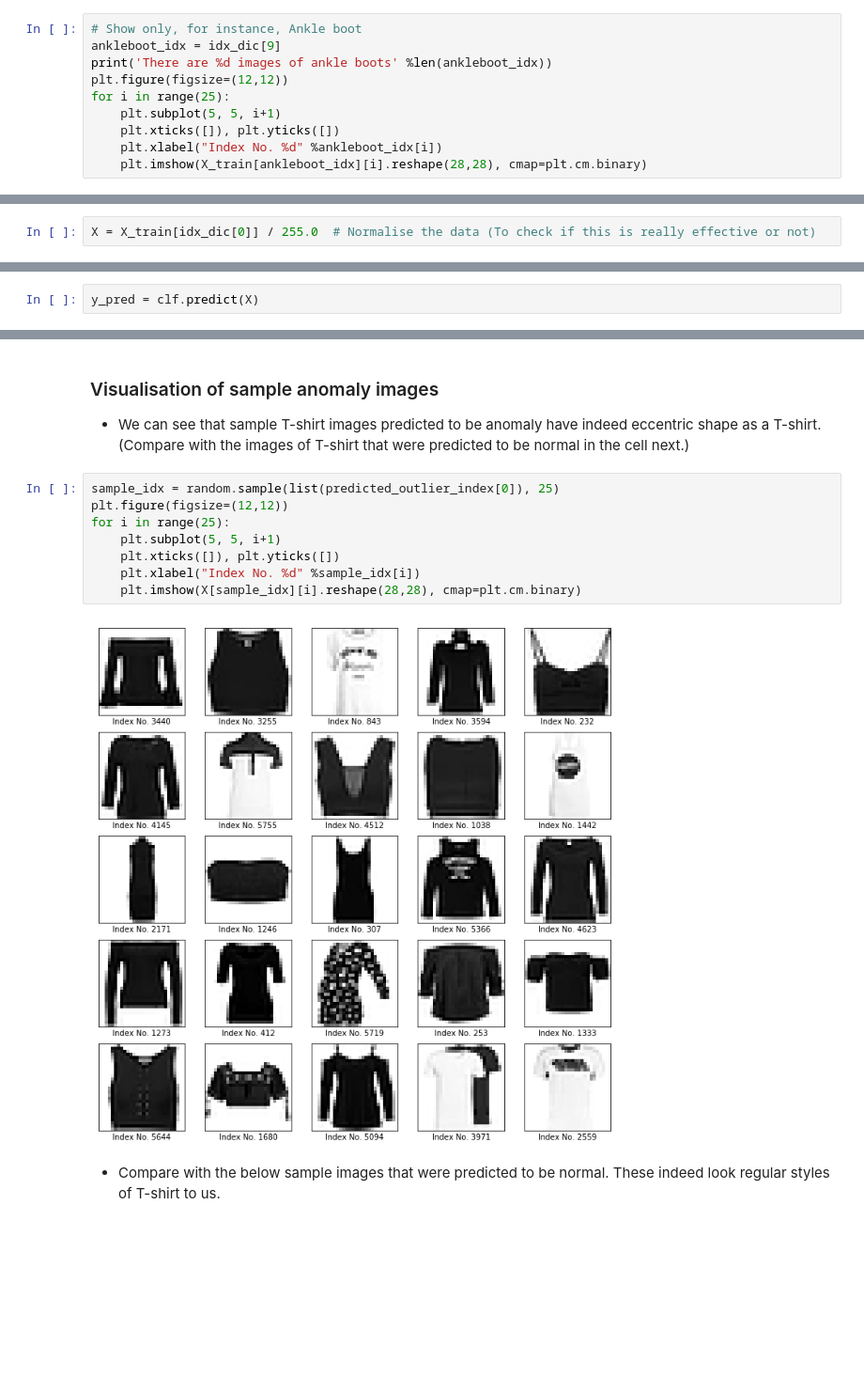
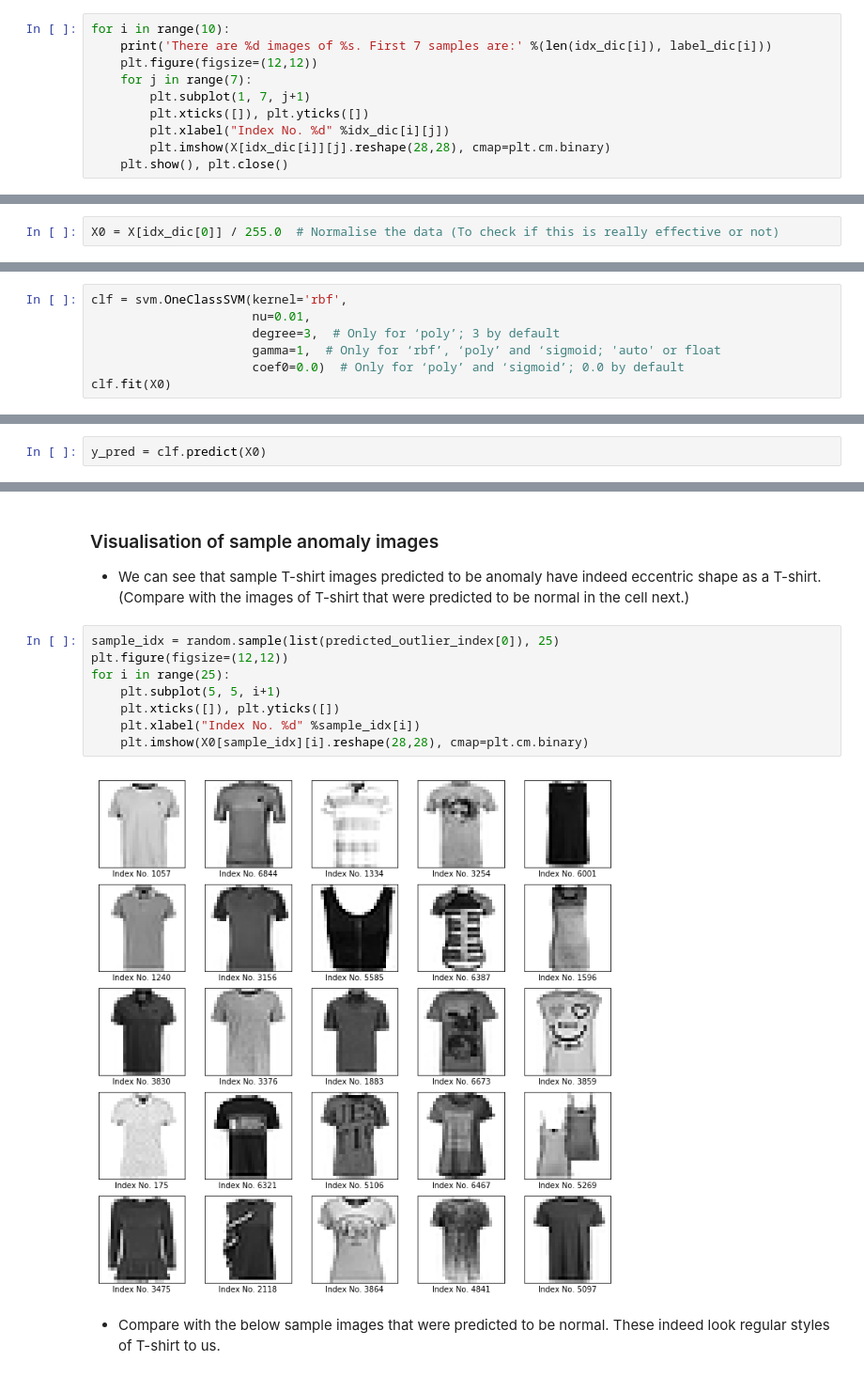
Before and after one commit to Tanguycrsl/Techniques-Avancees-dapprentissage, a Jupyter notebook: OSVM.ipynb, the cells around one changed output, grey strips where cells are left out. Shown at 94% size. Drawn from its saved outputs; the diff is of its cells as text; blank space fills up the shorter version.

```diff
--- a/OSVM.ipynb
+++ b/OSVM.ipynb
@@ -65,11 +63,11 @@ for i in range(10):
 # %%
-# Show only, for instance, Ankle boot
-ankleboot_idx = idx_dic[9]
-print('There are %d images of ankle boots' %len(ankleboot_idx))
-plt.figure(figsize=(12,12))
-for i in range(25):
-    plt.subplot(5, 5, i+1)
-    plt.xticks([]), plt.yticks([])
-    plt.xlabel("Index No. %d" %ankleboot_idx[i])
-    plt.imshow(X_train[ankleboot_idx][i].reshape(28,28), cmap=plt.cm.binary)
+for i in range(10):
+    print('There are %d images of %s. First 7 samples are:' %(len(idx_dic[i]), label_dic[i]))
+    plt.figure(figsize=(12,12))
+    for j in range(7):
+        plt.subplot(1, 7, j+1)
+        plt.xticks([]), plt.yticks([])
+        plt.xlabel("Index No. %d" %idx_dic[i][j])
+        plt.imshow(X[idx_dic[i]][j].reshape(28,28), cmap=plt.cm.binary)
+    plt.show(), plt.close()
 # %% [output]
@@ -82,4 +92,4 @@ There are 6000 images of ankle boots
 # %%
 from sklearn import svm
 # %%
-X = X_train[idx_dic[0]] / 255.0  # Normalise the data (To check if this is really effective or not)
+X0 = X[idx_dic[0]] / 255.0  # Normalise the data (To check if this is really effective or not)
@@ -92,0 +96,7 @@ OneClassSVM(cache_size=200, coef0=0.0, degree=3, gamma='auto', kernel='rbf',
+# %%
+clf = svm.OneClassSVM(kernel='rbf',
+                      nu=0.01,
+                      degree=3,  # Only for ‘poly’; 3 by default
+                      gamma=1,  # Only for ‘rbf’, ‘poly’ and ‘sigmoid; 'auto' or float
+                      coef0=0.0)  # Only for ‘poly’ and ‘sigmoid’; 0.0 by default
+clf.fit(X0)
@@ -93,5 +117,5 @@ OneClassSVM(cache_size=200, coef0=0.0, degree=3, gamma='auto', kernel='rbf',
 # %%
-y_pred = clf.predict(X)
+y_pred = clf.predict(X0)
 # %%
 predicted_outlier_index = np.where(y_pred == -1)  # Extract anomalies
 predicted_normal_index = np.where(y_pred == 1)
@@ -107,13 +131,13 @@ len(predicted_outlier)
 # %%
 sample_idx = random.sample(list(predicted_outlier_index[0]), 25)
 plt.figure(figsize=(12,12))
 for i in range(25):
     plt.subplot(5, 5, i+1)
     plt.xticks([]), plt.yticks([])
     plt.xlabel("Index No. %d" %sample_idx[i])
-    plt.imshow(X[sample_idx][i].reshape(28,28), cmap=plt.cm.binary)
+    plt.imshow(X0[sample_idx][i].reshape(28,28), cmap=plt.cm.binary)
 # %% [output]
-[figure, old version]
+[figure, new version]
 # %% [markdown]
 - Compare with the below sample images that were predicted to be normal. These indeed look regular styles of T-shirt to us.
 # %%
```
Also changed, not shown: parts of 13 cells of this notebook.
